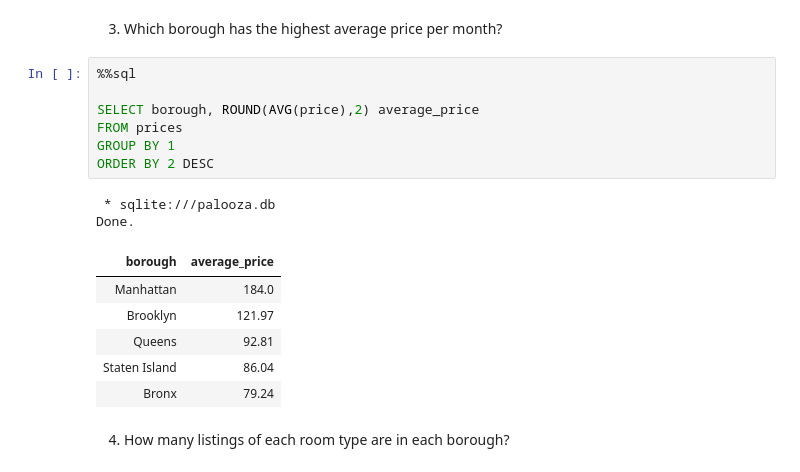
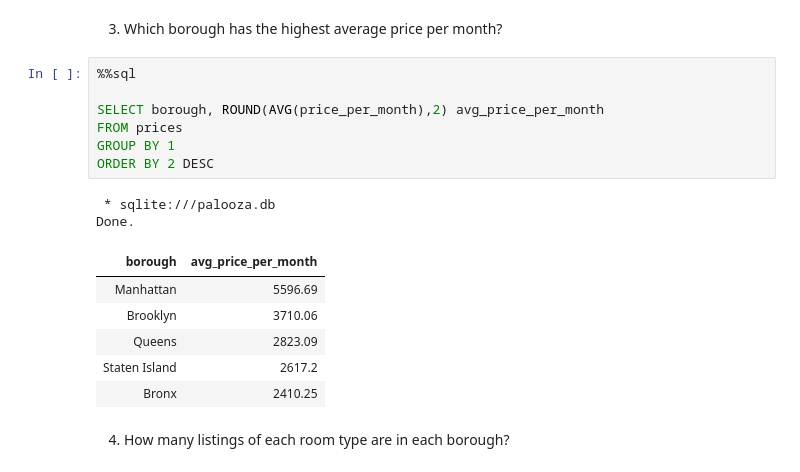
Before and after one commit to caracfinlay/Pillow_palooza, a Jupyter notebook: sql_palooza.ipynb, the cells around one changed output. Cells and saved outputs as stored; diff of their text form.

```diff
--- a/sql_palooza.ipynb
+++ b/sql_palooza.ipynb
@@ -109,19 +116,19 @@ Done.
 # %%
 %%sql
 
-SELECT borough, ROUND(AVG(price),2) average_price
+SELECT borough, ROUND(AVG(price_per_month),2) avg_price_per_month
 FROM prices
 GROUP BY 1
 ORDER BY 2 DESC
 # %% [output]
  * sqlite:///palooza.db
 Done.
-| borough | average_price |
-| Manhattan | 184.0 |
-| Brooklyn | 121.97 |
-| Queens | 92.81 |
-| Staten Island | 86.04 |
-| Bronx | 79.24 |
+| borough | avg_price_per_month |
+| Manhattan | 5596.69 |
+| Brooklyn | 3710.06 |
+| Queens | 2823.09 |
+| Staten Island | 2617.2 |
+| Bronx | 2410.25 |
 # %% [markdown]
 4. How many listings of each room type are in each borough?
 # %%
```
Also changed, not shown: parts of 12 cells of this notebook, 24 other files.
